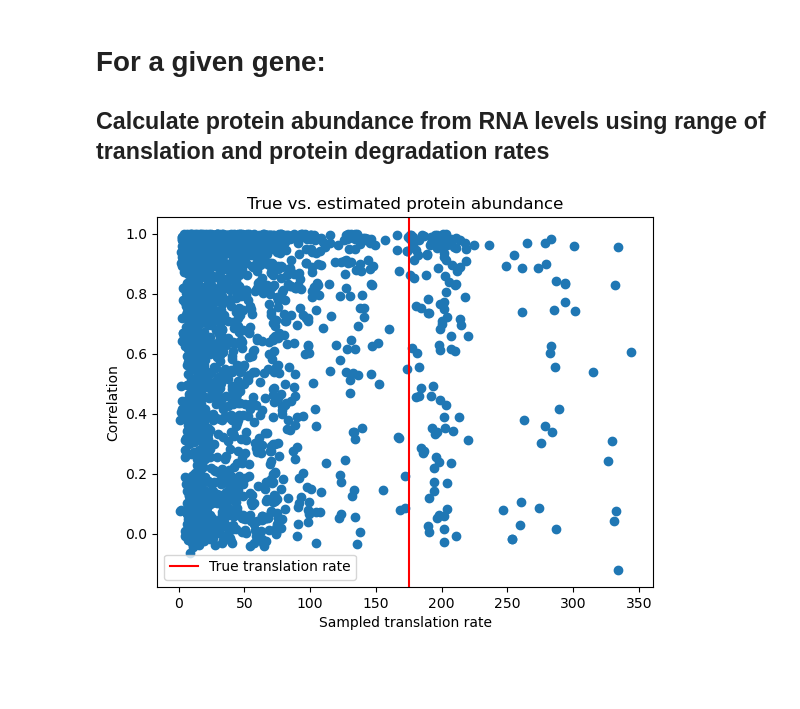
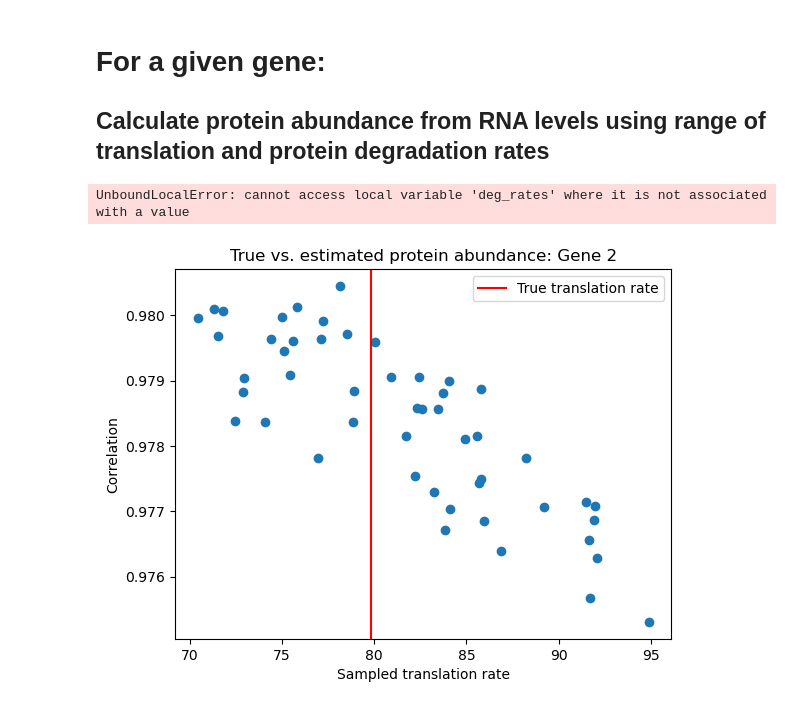
Before and after one commit to reliscu/chronocell_simulations, a Jupyter notebook: simulate_protein_imputation.ipynb, the cells around one changed output. Saved outputs shown, nothing was run; the diff lists cells and outputs as text; code cells hidden in the pictures; blank space fills up the shorter version.

Commit message:
exploring impact of using the wrong translation or degradation rate on protein estimates

```diff
--- a/simulate_protein_imputation.ipynb
+++ b/simulate_protein_imputation.ipynb
@@ -56,7 +53,6 @@ plt.legend();
 # %% [output]
 [figure]
 # %%
-idx = 0
 plt.scatter(true_t, P[:, idx]);
 plt.scatter(true_t, P_observed[:, idx], s=3, label="Sampled cell");
 plt.xlabel("Time (hours)");
@@ -69,7 +65,7 @@ plt.legend();
 # For a given gene:
 ## Calculate protein abundance from RNA levels using range of translation and protein degradation rates
 # %%
-# Now for each gene, sample range of translation rates around true translation rate
+# Now for each gene, sample a range of translation rates around true translation rate
 
-n_resamples = 100
-dispersion_factor = 3
+n_resamples = 50
+dispersion_factor = 2
@@ -79,3 +72,8 @@ P_deg_estimates_observed, P_deg_estimates, sampled_deg_rates = simulate_protein_
+# %%
+P_transl_estimates_observed, P_transl_estimates, sampled_transl_rates = simulate_protein_transl_rate_sensitivity(Y_observed, topo, true_t, true_l, phi, dispersion_factor, n_resamples, random_seed=random_seed)
+P_deg_estimates_observed, P_deg_estimates, sampled_deg_rates = simulate_protein_deg_rate_sensitivity(Y_observed, topo, true_t, true_l, phi, dispersion_factor, n_resamples, random_seed=random_seed)
+# %% [output]
+UnboundLocalError: cannot access local variable 'deg_rates' where it is not associated with a value
 # %%
 sampled_transl_corrs = np.array([[np.corrcoef(P_transl_estimates_observed[r, :, idx],
                                               P_observed[:, idx])[0, 1] for idx in range(p)]
@@ -84,12 +82,14 @@ sampled_transl_corrs = np.array([[np.corrcoef(P_transl_estimates_observed[r, :,
 sampled_deg_corrs = np.array([[np.corrcoef(P_deg_estimates_observed[r, :, idx],
                                            P_observed[:, idx])[0, 1] for idx in range(p)]
                               for r in range(n_resamples)])
+# %%
+gene_idx = 2
 # %%
-plt.scatter(sampled_transl_rates.reshape(-1), sampled_transl_corrs.reshape(-1));
-# plt.axvline(x=phi[idx, 0], color='red', label="True translation rate")
+plt.scatter(sampled_transl_rates[gene_idx, :], sampled_transl_corrs[:, gene_idx]);
+plt.axvline(x=phi[gene_idx, 0], color='red', label="True translation rate")
 plt.xlabel("Sampled translation rate");
 plt.ylabel("Correlation");
-plt.title("True vs. estimated protein abundance");
+plt.title(f"True vs. estimated protein abundance: Gene {gene_idx}");
 plt.legend();
 # %% [output]
-[figure, old version]
+[figure, new version]
```
Also changed, not shown: parts of 4 cells of this notebook, 1 other file.
